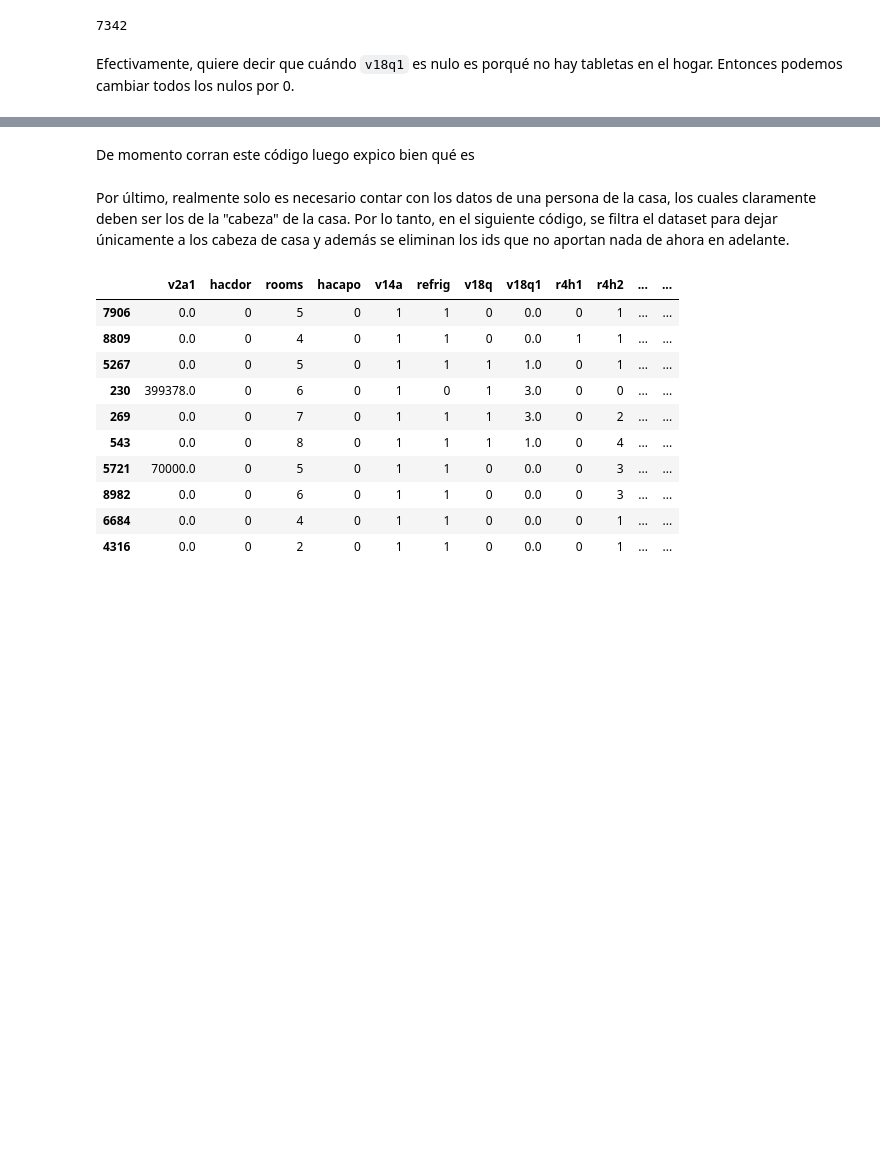
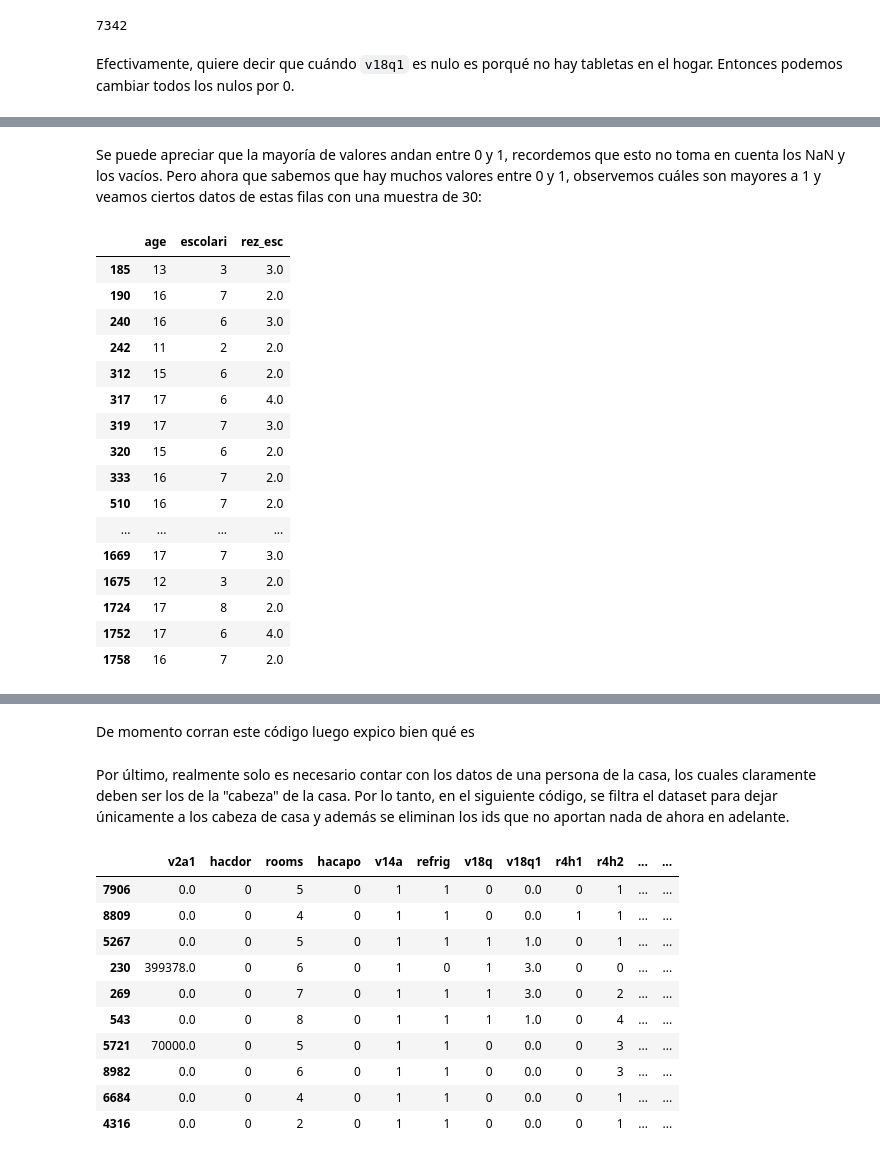
Before and after one commit to Sebasberacu/ML-Fundamentals, a Jupyter notebook: src/data-analysis.ipynb, the cells around one changed output, grey strips where cells are left out. Cells and saved outputs as stored; diff of their text form; code cells hidden in the pictures; blank space fills up the shorter version.

```diff
--- a/src/data-analysis.ipynb
+++ b/src/data-analysis.ipynb
@@ -400,0 +410,23 @@ Y la última variable a la que le debemos limpiar sus valores nulos es `rez_esc`
+# %% [markdown]
+Se puede apreciar que la mayoría de valores andan entre 0 y 1, recordemos que esto no toma en cuenta los NaN y los vacíos. Pero ahora que sabemos que hay muchos valores entre 0 y 1, observemos cuáles son mayores a 1 y veamos ciertos datos de estas filas con una muestra de 30:
+# %%
+# Select 30 rows where rez_esc > 1
+df_train[df_train['rez_esc'] > 1][['age', 'escolari', 'rez_esc']][:30]
+# %% [output]
+|  | age | escolari | rez_esc |
+| 185 | 13 | 3 | 3.0 |
+| 190 | 16 | 7 | 2.0 |
+| 240 | 16 | 6 | 3.0 |
+| 242 | 11 | 2 | 2.0 |
+| 312 | 15 | 6 | 2.0 |
+| 317 | 17 | 6 | 4.0 |
+| 319 | 17 | 7 | 3.0 |
+| 320 | 15 | 6 | 2.0 |
+| 333 | 16 | 7 | 2.0 |
+| 510 | 16 | 7 | 2.0 |
+| ... | ... | ... | ... |
+| 1669 | 17 | 7 | 3.0 |
+| 1675 | 12 | 3 | 2.0 |
+| 1724 | 17 | 8 | 2.0 |
+| 1752 | 17 | 6 | 4.0 |
+| 1758 | 16 | 7 | 2.0 |
```
Also changed, not shown: parts of 42 cells of this notebook.
